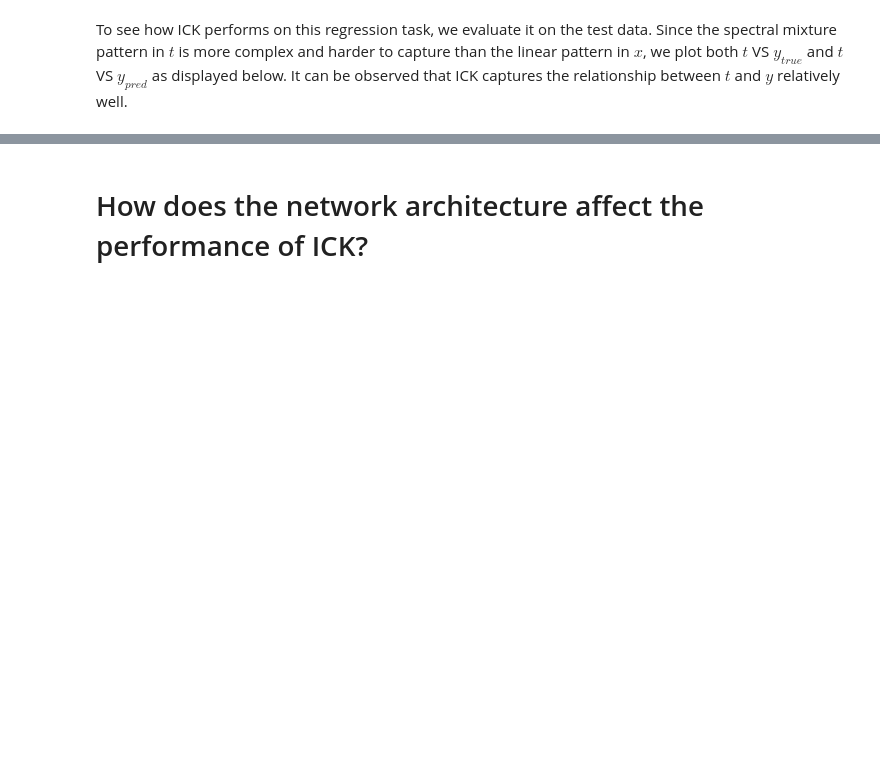
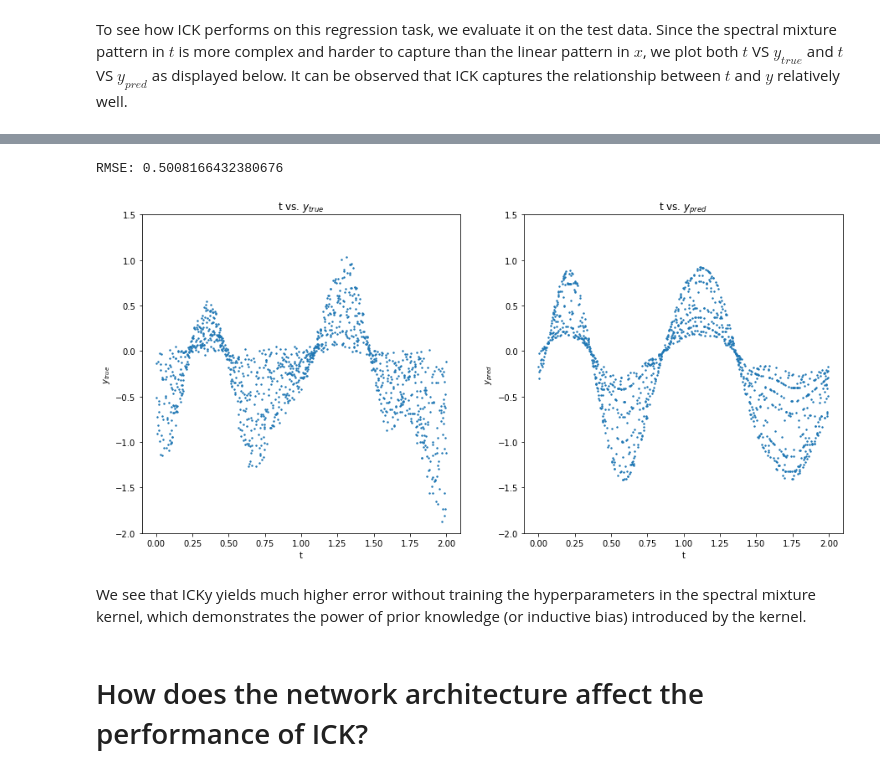
Before and after one commit to jzy95310/ICK, a Jupyter notebook: tutorial_1d_regression.ipynb, the cells around one changed output, grey strips where cells are left out. Saved outputs shown, nothing was run; the diff lists cells and outputs as text; code cells hidden in the pictures; blank space fills up the shorter version.

```diff
--- a/tutorial_1d_regression.ipynb
+++ b/tutorial_1d_regression.ipynb
@@ -175,3 +179,65 @@ axs[1].set_ylim(-2, 1.5)
+# %%
+kernel_assignment = ['ImplicitDenseNetKernel', 'ImplicitNystromKernel']
+kernel_params = {
+    'ImplicitDenseNetKernel':{
+        'input_dim': 40,
+        'latent_feature_dim': 16,
+        'num_blocks': 1,
+        'num_layers_per_block': 1,
+        'num_units': 64
+    },
+    'ImplicitNystromKernel': {
+        'kernel_func': spectral_mixture_kernel_1d_nys,
+        'params': ['weight','mean','cov','noise'],
+        'vals': [[1.0,1.0],[1.0,1.0], [1.0,1.0], 0.1],
+        'trainable': [False,False,False,False],
+        'alpha': 1e-5,
+        'num_inducing_points': 16,
+        'nys_space': [[0.,2.]]
+    }
+}
+# %%
+model = ICK(kernel_assignment, kernel_params)
+model.kernels[0].load_state_dict(f_state_dict)
+device = torch.device("cuda" if torch.cuda.is_available() else "cpu")
+optim = 'adam'
+optim_params = {
+    'lr': 5e-5,
+    'weight_decay': 0.1
+}
+epochs, patience = 300, 10
+trainer = Trainer(
+    model=model,
+    data_generators=data_generators,
+    optim=optim,
+    optim_params=optim_params,
+    model_save_dir=None,
+    device=device,
+    epochs=epochs,
+    patience=patience
+)
+
+# Make predictions without training ICKy
+# trainer.train()
+y_test_pred, y_test_true = trainer.predict()
+t = np.squeeze(x_test[1])
+fig, axs = plt.subplots(1,2,figsize=(15,7))
+axs[0].scatter(t, y_test_true, s=2)
+axs[0].set_xlabel('t')
+axs[0].set_ylabel('$y_{true}$')
+axs[0].set_title('t vs. $y_{true}$')
+axs[0].set_ylim(-2, 1.5)
+axs[1].scatter(t, y_test_pred, s=2)
+axs[1].set_xlabel('t')
+axs[1].set_ylabel('$y_{pred}$')
+axs[1].set_title('t vs. $y_{pred}$')
+axs[1].set_ylim(-2, 1.5)
+print("RMSE: {}".format(np.sqrt(mean_squared_error(y_test_true, y_test_pred))))
+# %% [output]
+RMSE: 0.5008166432380676
+[figure, added]
+# %% [markdown]
+We see that ICKy yields much higher error without training the hyperparameters in the spectral mixture kernel, which demonstrates the power of prior knowledge (or inductive bias) introduced by the kernel.
 # %% [markdown]
 # How does the network architecture affect the performance of ICK?
 # %% [markdown]
```
Also changed, not shown: parts of 4 cells of this notebook.
